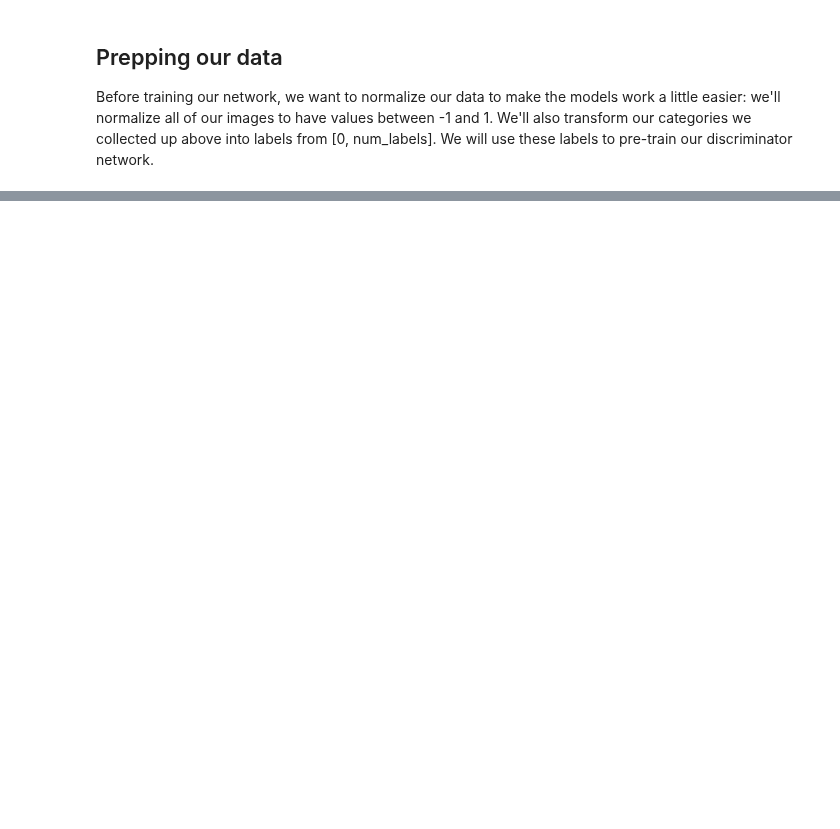
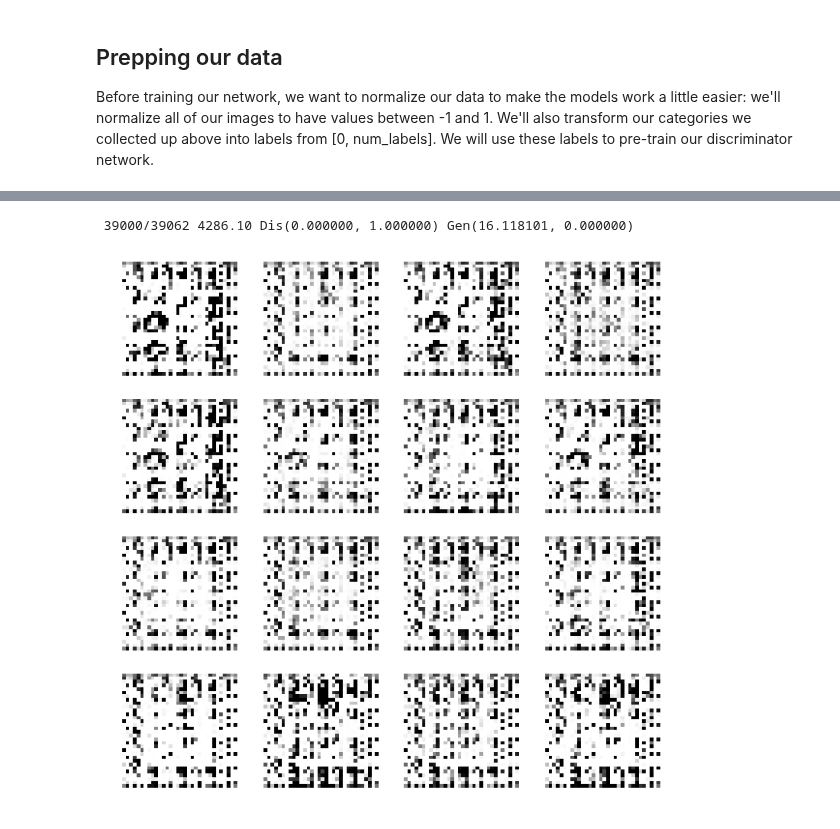
Before and after one commit to DOsinga/deep_learning_cookbook, a Jupyter notebook: GAN.ipynb, the cells around one changed output, grey strips where cells are left out. Drawn from its saved outputs; the diff is of its cells as text; code cells hidden in the pictures; blank space fills up the shorter version.

```diff
--- a/GAN.ipynb
+++ b/GAN.ipynb
@@ -39,7 +369,7 @@ np.random.shuffle(shuffle_idx)
 img_array = img_array[shuffle_idx]
 category_labels = category_labels[shuffle_idx]
 
-x_train = img_array
+icon_x_train = img_array
 # %%
 # Let's take a quick look at what our categories are like.
 
@@ -134,18 +429,6 @@ Our discriminator network is just a standard CNN, and looks like the inverse of
 # %%
-def batch_discrimination(i):
-    """
-    GAN networks often end up with a generator that outputs the same image for every
-    sample, fooling the discriminator.  This isn't very interesting behavior, so we
-    give the generator an extra hint: the variance of the data across it's inputs.
-
-    A batch where all of the images are the same will therefore look very suspicious
-    and be weeded out quickly.
-    """
-    batch_variance = L.Lambda(lambda x: K.mean(K.abs(x[:] - K.mean(x,axis=0)),axis=-1,keepdims=True))(i)
-    return Concatenate()([i,batch_variance])
-
-def build_discriminator_network():
-    input = L.Input(shape=(img_width, img_height, 3))
+def build_icon_discriminator():
+    input = L.Input(shape=(img_width, img_height, 1))
     def conv(layer, num_filters, kernel_size, strides, normalize=True, padding='same'):
         layer = L.Conv2D(
             num_filters, kernel_size,
@@ -161,19 +444,19 @@ def build_discriminator_network():
 
         return layer
 
-    l = conv(input, 32, kernel_size=4, strides=2)
+    l = conv(input, 16, kernel_size=4, strides=2)
+    l = conv(l, 32, kernel_size=4, strides=2)
     l = conv(l, 64, kernel_size=4, strides=2)
     l = conv(l, 128, kernel_size=4, strides=2)
-    l = conv(l, 256, kernel_size=4, strides=2)
     l = L.Flatten()(l)
 
     discriminator = L.Dense(units=1,activation='sigmoid')(l)
     return Model(inputs=[input], outputs=[discriminator])
 
-dis_net = build_discriminator_network()
-dis_net.compile(loss='binary_crossentropy', metrics=['accuracy'],
+dis_net_icon = build_icon_discriminator()
+dis_net_icon.compile(loss='binary_crossentropy', metrics=['accuracy'],
                 optimizer=adam())
-dis_net.summary()
+dis_net_icon.summary()
 # %% [output]
 ____________________________________________________________________________________________________
 Layer (type)                     Output Shape          Param #     Connected to
@@ -369,0 +478,7 @@ nb_utils.plot_images(images[:64])
+# %%
+import importlib
+importlib.reload(nb_utils)
+samples = train(gen_net_icon, dis_net_icon, icon_x_train, total_examples=5*1000*1000)
+# %% [output]
+ 39000/39062 4286.10 Dis(0.000000, 1.000000) Gen(16.118101, 0.000000)
+[figure, added]
```
Also changed, not shown: parts of 35 cells of this notebook, 2 other files.
